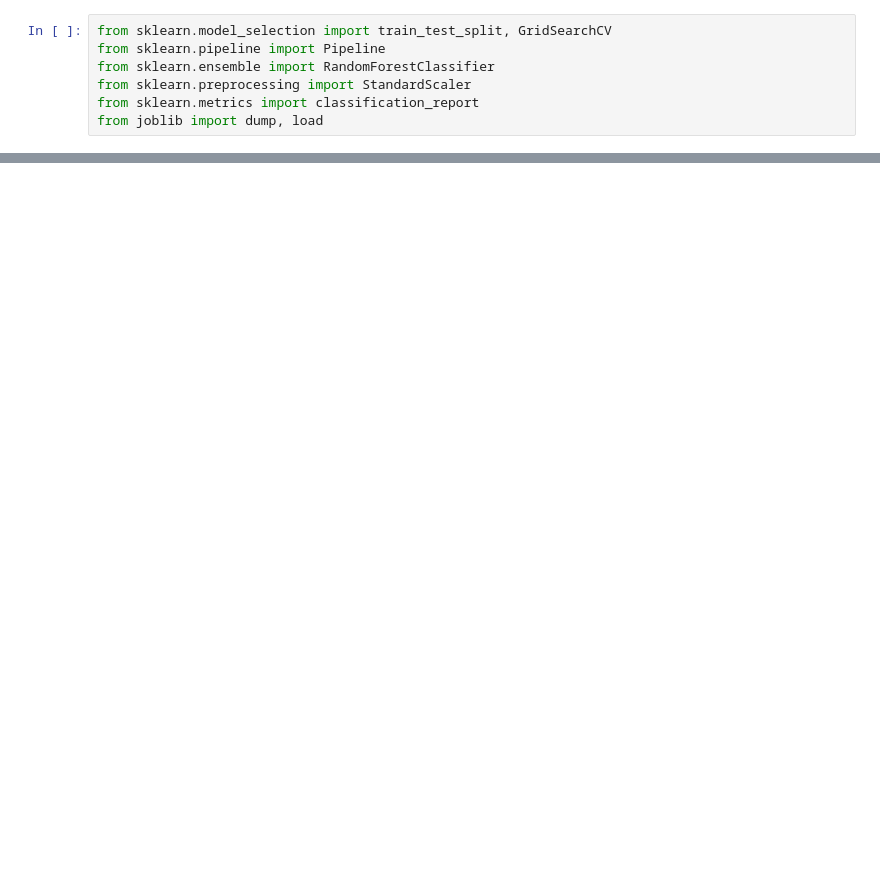
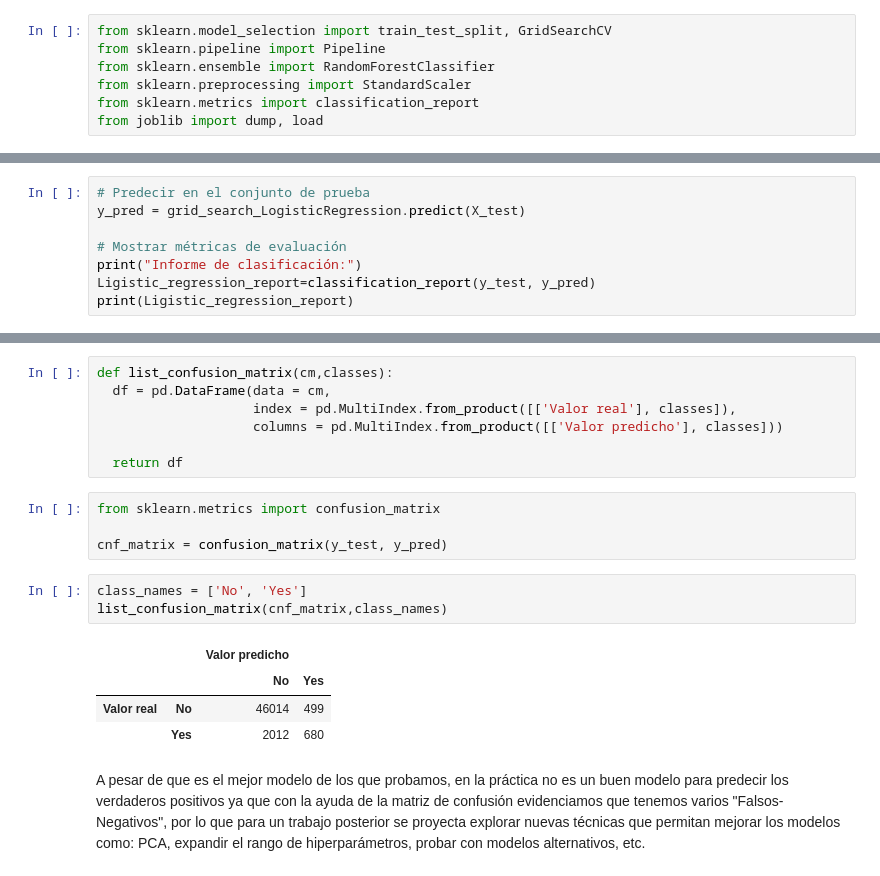
Before and after one commit to crabaqueropi/enfermedades_cardiacas_grupo_1, a Jupyter notebook: scripts/training/Training_models.ipynb, the cells around one changed output, grey strips where cells are left out. Cells and saved outputs as stored; diff of their text form; blank space fills up the shorter version.

```diff
--- a/scripts/training/Training_models.ipynb
+++ b/scripts/training/Training_models.ipynb
@@ -191,0 +1110,8 @@ KeyboardInterrupt:
+# %%
+# Predecir en el conjunto de prueba
+y_pred = grid_search_LogisticRegression.predict(X_test)
+
+# Mostrar métricas de evaluación
+print("Informe de clasificación:")
+Ligistic_regression_report=classification_report(y_test, y_pred)
+print(Ligistic_regression_report)
@@ -191,0 +1128,21 @@ KeyboardInterrupt:
+# %%
+def list_confusion_matrix(cm,classes):
+  df = pd.DataFrame(data = cm,
+                    index = pd.MultiIndex.from_product([['Valor real'], classes]),
+                    columns = pd.MultiIndex.from_product([['Valor predicho'], classes]))
+
+  return df
+# %%
+from sklearn.metrics import confusion_matrix
+
+cnf_matrix = confusion_matrix(y_test, y_pred)
+# %%
+class_names = ['No', 'Yes']
+list_confusion_matrix(cnf_matrix,class_names)
+# %% [output]
+|  |  | Valor predicho |  |
+|  |  | No | Yes |
+| Valor real | No | 46014 | 499 |
+|  | Yes | 2012 | 680 |
+# %% [markdown]
+A pesar de que es el mejor modelo de los que probamos, en la práctica no es un buen modelo para predecir los verdaderos positivos ya que con la ayuda de la matriz de confusión evidenciamos que tenemos varios "Falsos-Negativos", por lo que para un trabajo posterior se proyecta explorar nuevas técnicas que permitan mejorar los modelos como: PCA, expandir el rango de hiperparámetros, probar con modelos alternativos, etc.
```
Also changed, not shown: parts of 130 cells of this notebook.
